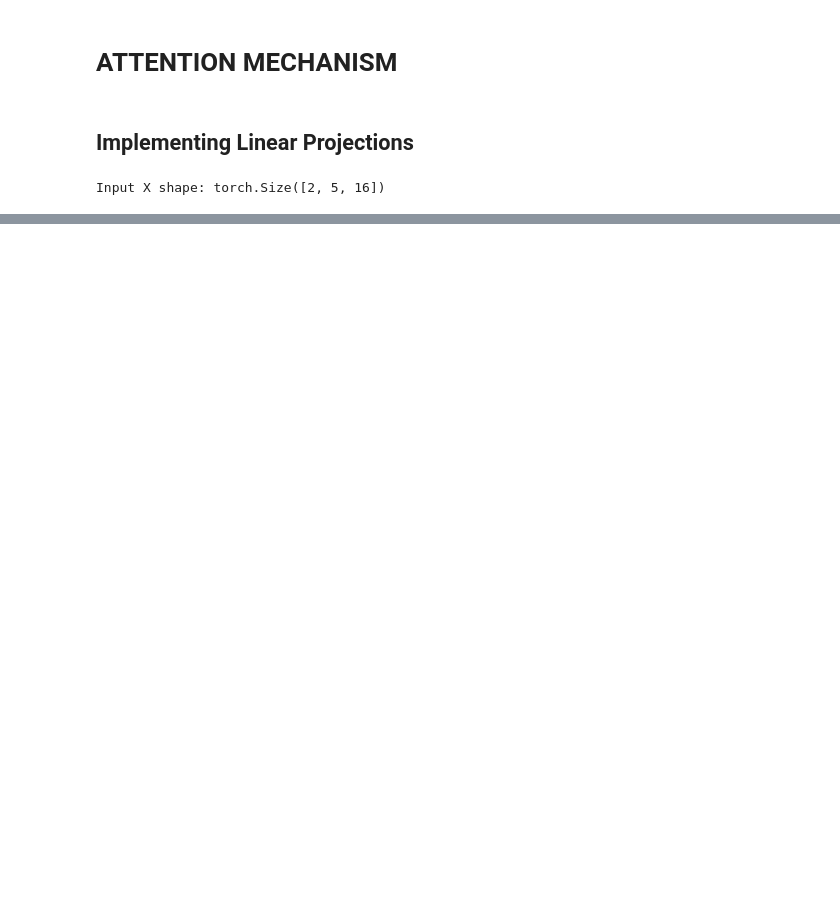
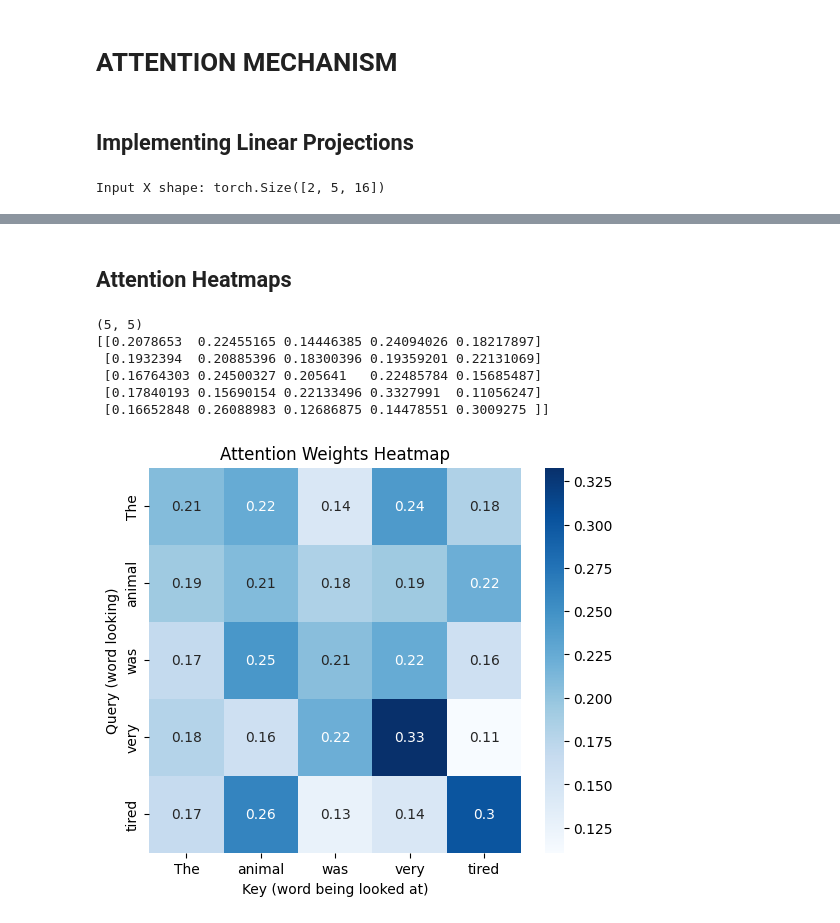
Before and after one commit to ianMuchesia/attention-mechanism-manual, a Jupyter notebook: notebooks/attention_visualization.ipynb, the cells around one changed output, grey strips where cells are left out. Saved outputs shown, nothing was run; the diff lists cells and outputs as text; code cells hidden in the pictures; blank space fills up the shorter version.

```diff
--- a/notebooks/attention_visualization.ipynb
+++ b/notebooks/attention_visualization.ipynb
@@ -51,0 +60,5 @@ V shape is :torch.Size([2, 5, 16])
+# %%
+output,weights = attention.forward(X)
+
+print(output.shape)
+print(output)
@@ -51,0 +83,32 @@ V shape is :torch.Size([2, 5, 16])
+# %% [markdown]
+## Attention Heatmaps
+# %%
+numpy_array = weights[0].detach().cpu().numpy()
+
+print(numpy_array.shape)
+print(numpy_array)
+# %% [output]
+(5, 5)
+[[0.2078653  0.22455165 0.14446385 0.24094026 0.18217897]
+ [0.1932394  0.20885396 0.18300396 0.19359201 0.22131069]
+ [0.16764303 0.24500327 0.205641   0.22485784 0.15685487]
+ [0.17840193 0.15690154 0.22133496 0.3327991  0.11056247]
+ [0.16652848 0.26088983 0.12686875 0.14478551 0.3009275 ]]
+# %%
+# Dummy words for our 5-token sequence
+words = ["The", "animal", "was", "very", "tired"]
+# %%
+plt.figure(figsize=(6,5))
+
+sns.heatmap(numpy_array,annot=True,cmap='Blues',xticklabels=words,yticklabels=words)
+
+
+plt.title("Attention Weights Heatmap")
+plt.xlabel("Key (word being looked at)")
+plt.ylabel("Query (word looking)")
+
+
+plt.savefig("./../experiments/attention_heatmap.png")
+plt.show()
+# %% [output]
+[figure, added]
```
Also changed, not shown: parts of 5 cells of this notebook, 9 other files.
